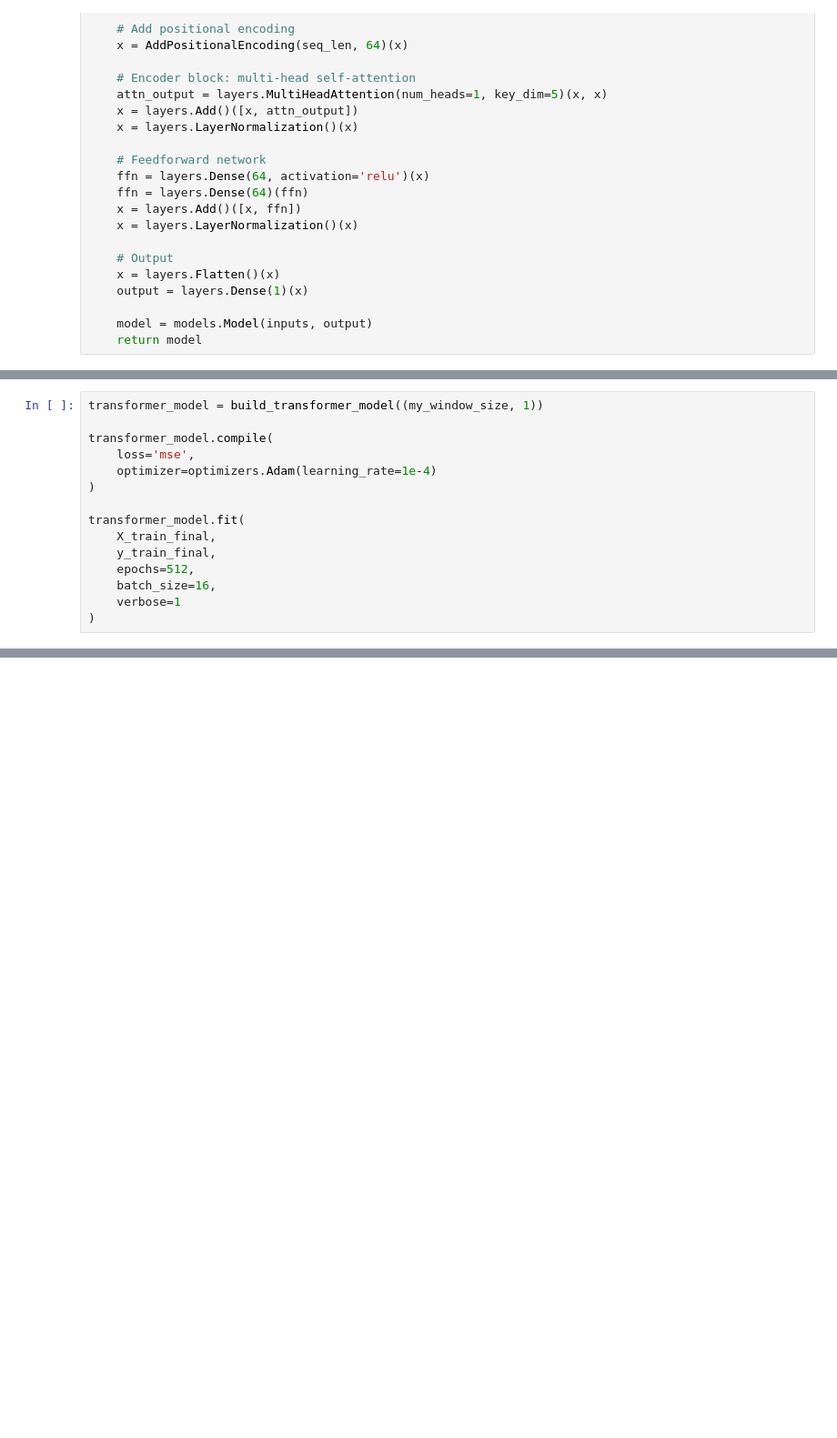
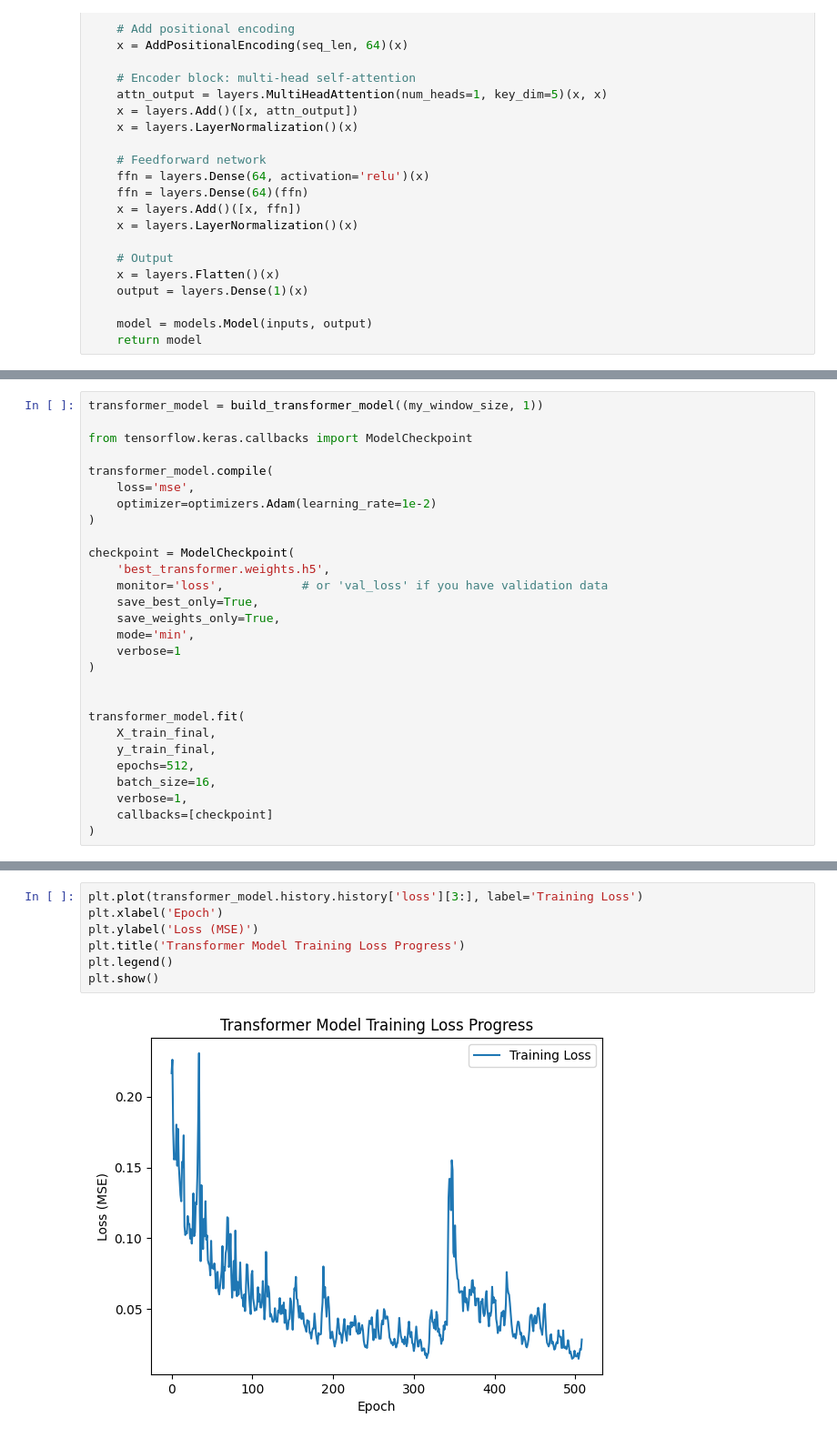
Before and after one commit to peterhgruber/ts-transform-matherika-internal, a Jupyter notebook: paper_replication/costa_et_al.ipynb, the cells around one changed output, grey strips where cells are left out. Shown at 91% size. Drawn from its saved outputs; the diff is of its cells as text; blank space fills up the shorter version.

```diff
--- a/paper_replication/costa_et_al.ipynb
+++ b/paper_replication/costa_et_al.ipynb
@@ -490,17 +566,30 @@ def build_transformer_model(input_shape):
 # %%
 transformer_model = build_transformer_model((my_window_size, 1))
 
+from tensorflow.keras.callbacks import ModelCheckpoint
+
 transformer_model.compile(
     loss='mse',
-    optimizer=optimizers.Adam(learning_rate=1e-4)
+    optimizer=optimizers.Adam(learning_rate=1e-2)
 )
+
+checkpoint = ModelCheckpoint(
+    'best_transformer.weights.h5',
+    monitor='loss',           # or 'val_loss' if you have validation data
+    save_best_only=True,
+    save_weights_only=True,
+    mode='min',
+    verbose=1
+)
+
 
 transformer_model.fit(
     X_train_final,
     y_train_final,
     epochs=512,
     batch_size=16,
-    verbose=1
+    verbose=1,
+    callbacks=[checkpoint]
 )
 # %% [output]
 Epoch 1/512
@@ -523,2 +612,11 @@ Epoch 512/512
 <keras.src.callbacks.history.History at 0x...>
+# %%
+plt.plot(transformer_model.history.history['loss'][3:], label='Training Loss')
+plt.xlabel('Epoch')
+plt.ylabel('Loss (MSE)')
+plt.title('Transformer Model Training Loss Progress')
+plt.legend()
+plt.show()
+# %% [output]
+[figure, added]
 # %%
```
Also changed, not shown: parts of 10 cells of this notebook.
